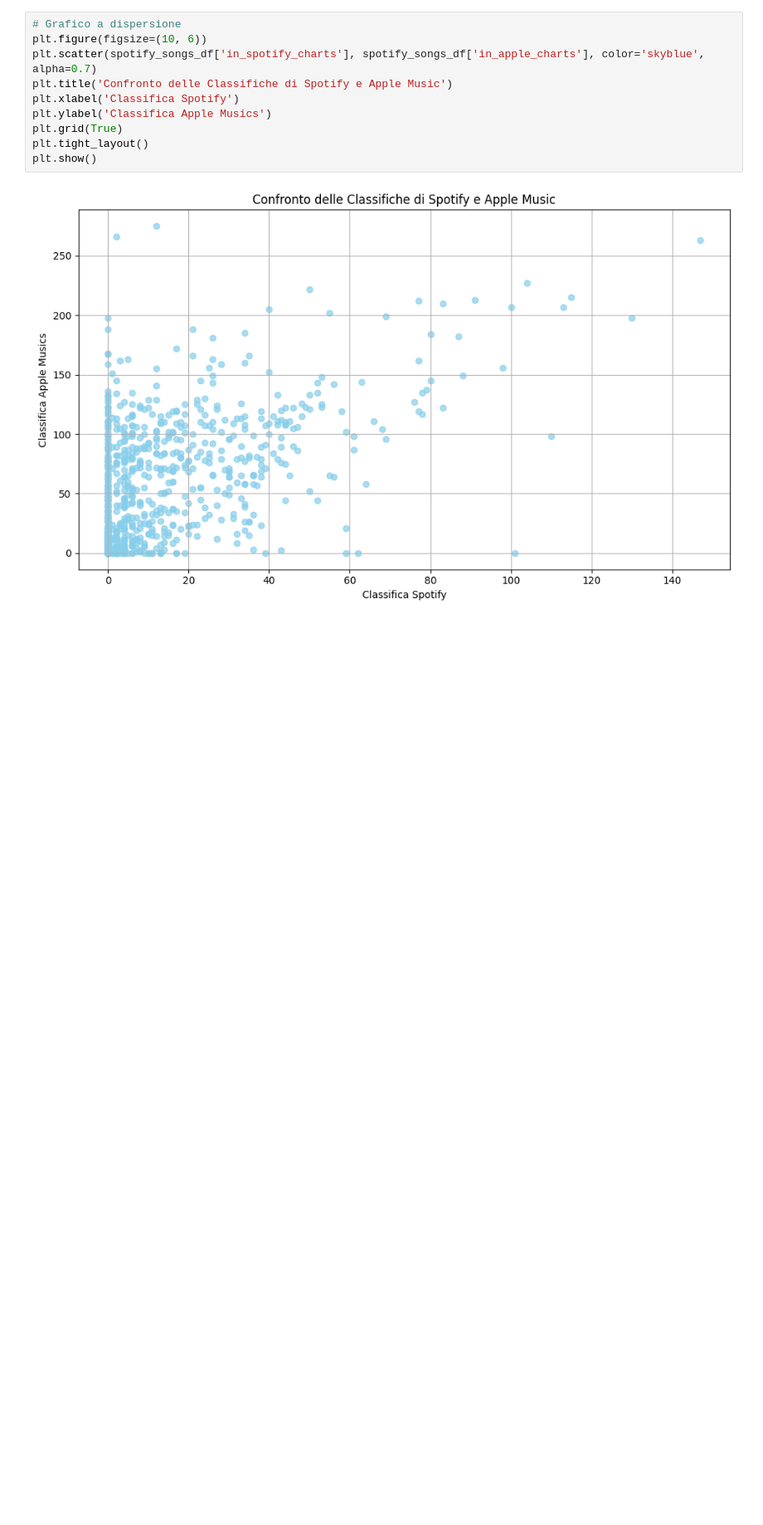
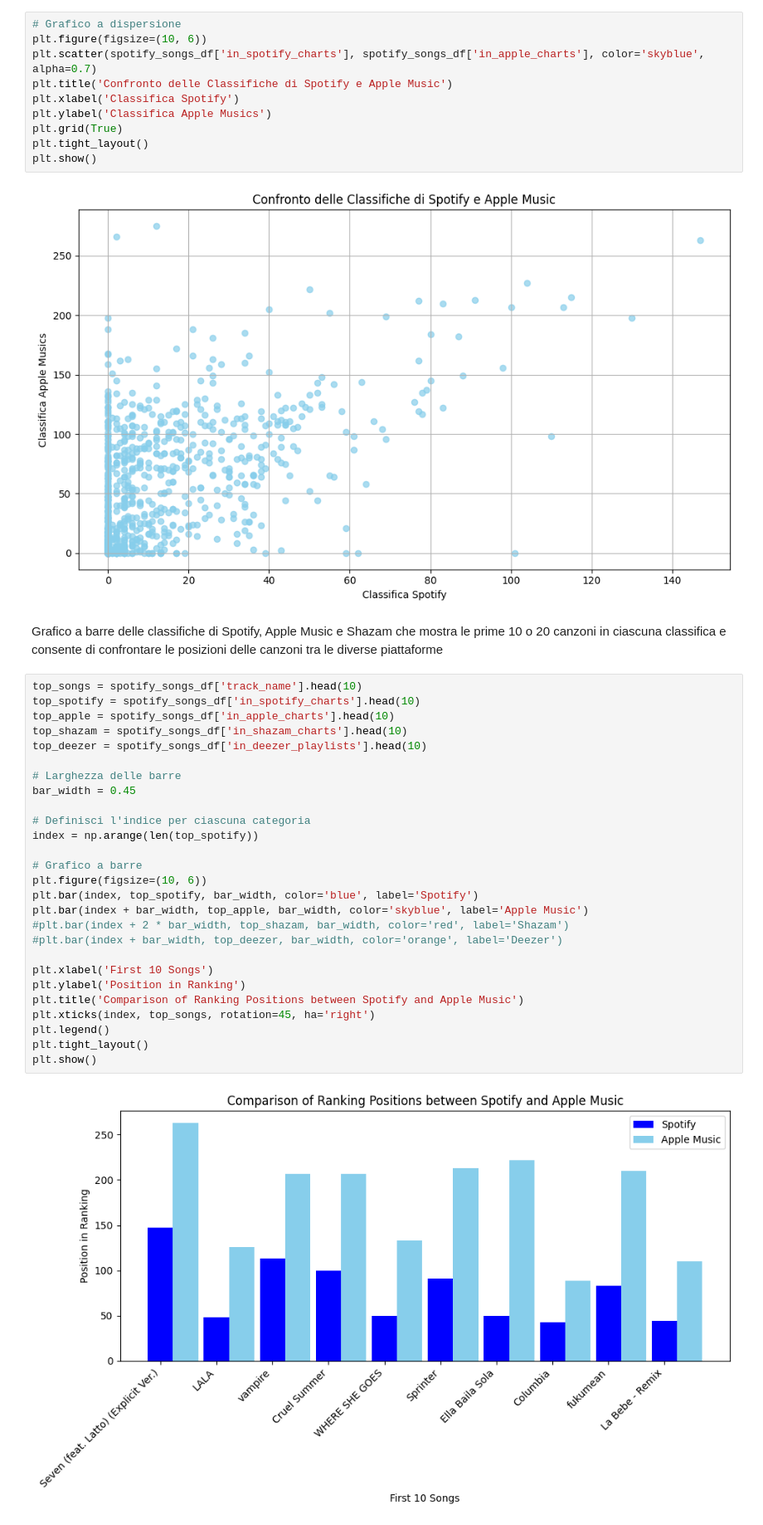
Before and after one commit to IsabellaPodavini/top_spotify_songs_2023, a Jupyter notebook: project.ipynb, the cells around one changed output. Shown at 83% size. Drawn from its saved outputs; the diff is of its cells as text; blank space fills up the shorter version.

Commit message:
Update project.ipynb
some plots

```diff
--- a/project.ipynb
+++ b/project.ipynb
@@ -278,3 +278,34 @@ plt.tight_layout()
 plt.show()
 # %% [output]
 [figure]
+# %% [markdown]
+Grafico a barre delle classifiche di Spotify, Apple Music e Shazam che mostra le prime 10 o 20 canzoni in ciascuna classifica e consente di confrontare le posizioni delle canzoni tra le diverse piattaforme
+# %%
+top_songs = spotify_songs_df['track_name'].head(10)
+top_spotify = spotify_songs_df['in_spotify_charts'].head(10)
+top_apple = spotify_songs_df['in_apple_charts'].head(10)
+top_shazam = spotify_songs_df['in_shazam_charts'].head(10)
+top_deezer = spotify_songs_df['in_deezer_playlists'].head(10)
+
+# Larghezza delle barre
+bar_width = 0.45
+
+# Definisci l'indice per ciascuna categoria
+index = np.arange(len(top_spotify))
+
+# Grafico a barre
+plt.figure(figsize=(10, 6))
+plt.bar(index, top_spotify, bar_width, color='blue', label='Spotify')
+plt.bar(index + bar_width, top_apple, bar_width, color='skyblue', label='Apple Music')
+#plt.bar(index + 2 * bar_width, top_shazam, bar_width, color='red', label='Shazam')
+#plt.bar(index + bar_width, top_deezer, bar_width, color='orange', label='Deezer')
+
+plt.xlabel('First 10 Songs')
+plt.ylabel('Position in Ranking')
+plt.title('Comparison of Ranking Positions between Spotify and Apple Music')
+plt.xticks(index, top_songs, rotation=45, ha='right')
+plt.legend()
+plt.tight_layout()
+plt.show()
+# %% [output]
+[figure, added]
```
Also changed, not shown: parts of 4 cells of this notebook.
